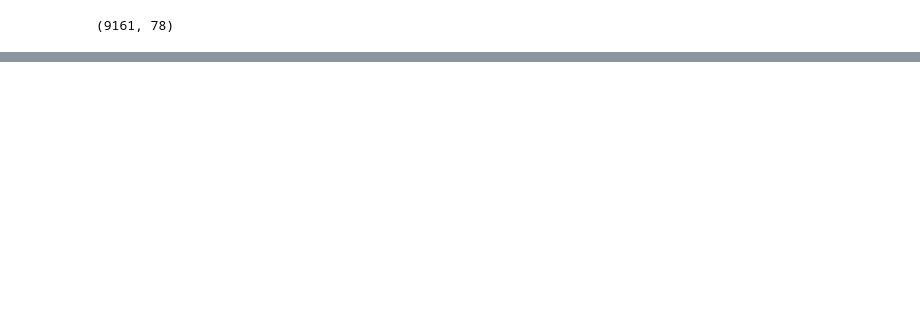
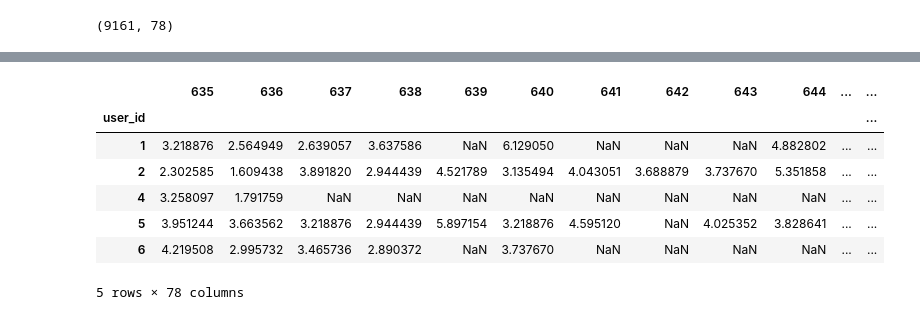
Before and after one commit to adaptive-learning/data-science-workshop, a Jupyter notebook: workshop.ipynb, the cells around one changed output, grey strips where cells are left out. Cells and saved outputs as stored; diff of their text form; code cells hidden in the pictures; blank space fills up the shorter version.

```diff
--- a/workshop.ipynb
+++ b/workshop.ipynb
@@ -238 +278,14 @@ times.head()
 5 rows × 78 columns
+# %%
+# Budeme pracovat s logartimy casu
+times = times.apply(np.log)
+times.head()
+# %% [output]
+|  | 635 | 636 | 637 | 638 | 639 | 640 | 641 | 642 | 643 | 644 | ... | ... |
+| user_id |  |  |  |  |  |  |  |  |  |  |  | ... |
+| 1 | 3.218876 | 2.564949 | 2.639057 | 3.637586 | NaN | 6.129050 | NaN | NaN | NaN | 4.882802 | ... | ... |
+| 2 | 2.302585 | 1.609438 | 3.891820 | 2.944439 | 4.521789 | 3.135494 | 4.043051 | 3.688879 | 3.737670 | 5.351858 | ... | ... |
+| 4 | 3.258097 | 1.791759 | NaN | NaN | NaN | NaN | NaN | NaN | NaN | NaN | ... | ... |
+| 5 | 3.951244 | 3.663562 | 3.218876 | 2.944439 | 5.897154 | 3.218876 | 4.595120 | NaN | 4.025352 | 3.828641 | ... | ... |
+| 6 | 4.219508 | 2.995732 | 3.465736 | 2.890372 | NaN | 3.737670 | NaN | NaN | NaN | NaN | ... | ... |
+5 rows × 78 columns
```
Also changed, not shown: parts of 22 cells of this notebook, 1 other file.
